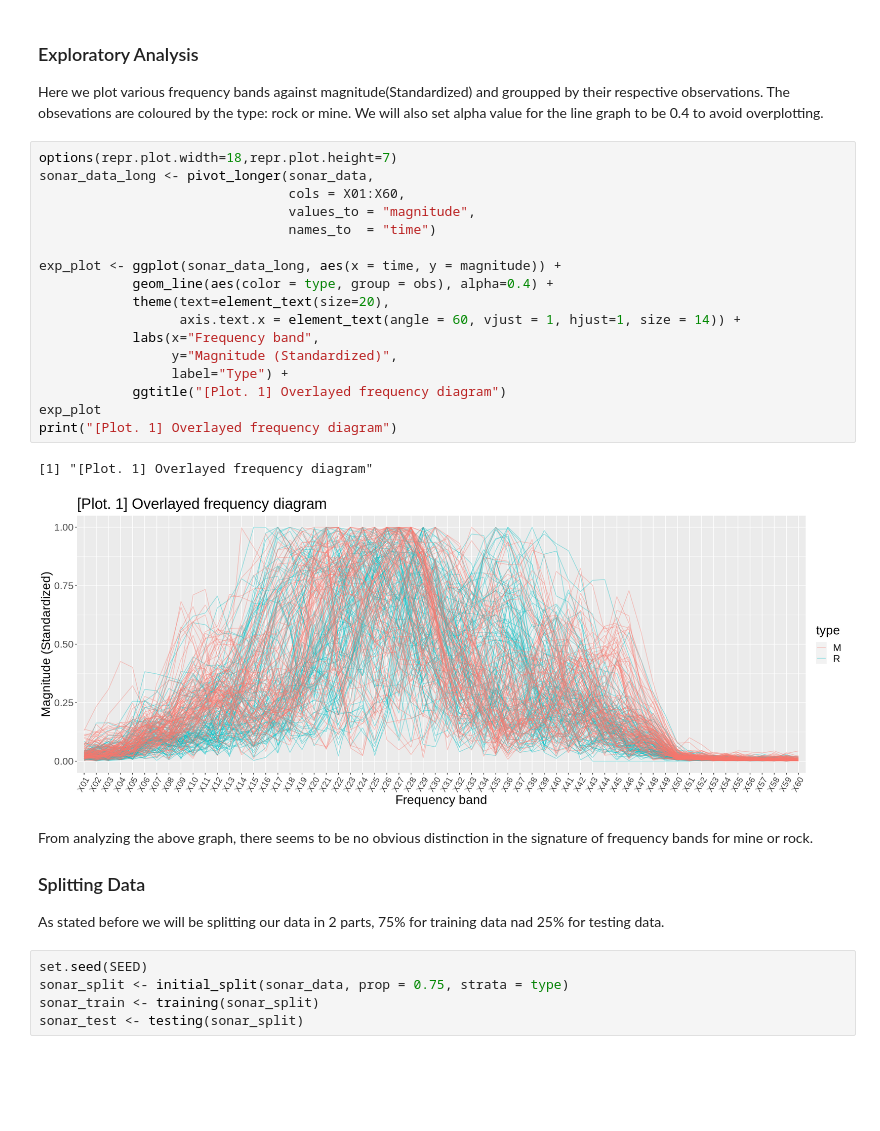
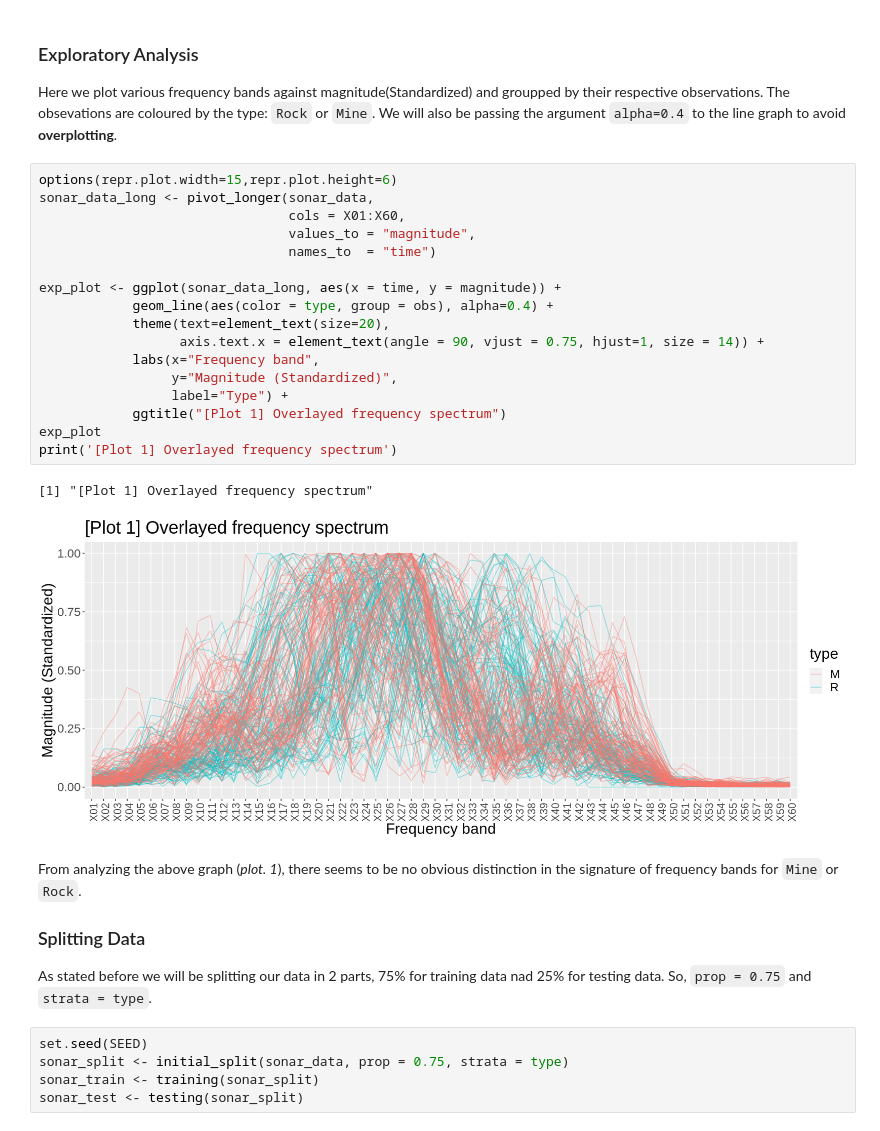
Before and after one commit to Anmol-Ghadia/dsci-100-2022w1-group-44, a Jupyter notebook: Project_report.ipynb, the cells around one changed output. Cells and saved outputs as stored; diff of their text form; blank space fills up the shorter version.

```diff
--- a/Project_report.ipynb
+++ b/Project_report.ipynb
@@ -69,32 +77,32 @@ dbl (60): X01, X02, X03, X04, X05, X06, X07, X08, X09, X10, X11, X12, X13, X...
 ℹ Specify the column types or set `show_col_types = FALSE` to quiet this message.
 # %% [markdown]
 ### Exploratory Analysis
-Here we plot various frequency bands against magnitude(Standardized) and groupped by their respective observations. The obsevations are coloured by the type: rock or mine. We will also set alpha value for the line graph to be 0.4 to avoid overplotting.
+Here we plot various frequency bands against magnitude(Standardized) and groupped by their respective observations. The obsevations are coloured by the type: `Rock` or `Mine`. We will also be passing the argument `alpha=0.4` to the line graph to avoid **overplotting**.
 # %%
-options(repr.plot.width=18,repr.plot.height=7)
+options(repr.plot.width=15,repr.plot.height=6)
 sonar_data_long <- pivot_longer(sonar_data,
                                 cols = X01:X60,
                                 values_to = "magnitude",
                                 names_to  = "time")
 
 exp_plot <- ggplot(sonar_data_long, aes(x = time, y = magnitude)) +
             geom_line(aes(color = type, group = obs), alpha=0.4) +
             theme(text=element_text(size=20),
-                  axis.text.x = element_text(angle = 60, vjust = 1, hjust=1, size = 14)) +
+                  axis.text.x = element_text(angle = 90, vjust = 0.75, hjust=1, size = 14)) +
             labs(x="Frequency band",
                  y="Magnitude (Standardized)",
                  label="Type") +
-            ggtitle("[Plot. 1] Overlayed frequency diagram")
+            ggtitle("[Plot 1] Overlayed frequency spectrum")
 exp_plot
-print("[Plot. 1] Overlayed frequency diagram")
+print('[Plot 1] Overlayed frequency spectrum')
 # %% [output]
-[1] "[Plot. 1] Overlayed frequency diagram"
+[1] "[Plot 1] Overlayed frequency spectrum"
-[figure, old version]
+[figure, new version]
 # %% [markdown]
-From analyzing the above graph, there seems to be no obvious distinction in the signature of frequency bands for mine or rock.
+From analyzing the above graph (*plot. 1*), there seems to be no obvious distinction in the signature of frequency bands for `Mine` or `Rock`.
 
 ### Splitting Data
-As stated before we will be splitting our data in 2 parts, 75% for training data nad 25% for testing data.
+As stated before we will be splitting our data in 2 parts, 75% for training data nad 25% for testing data. So, `prop = 0.75` and `strata = type`.
 # %%
 set.seed(SEED)
 sonar_split <- initial_split(sonar_data, prop = 0.75, strata = type)
```
Also changed, not shown: parts of 20 cells of this notebook.
